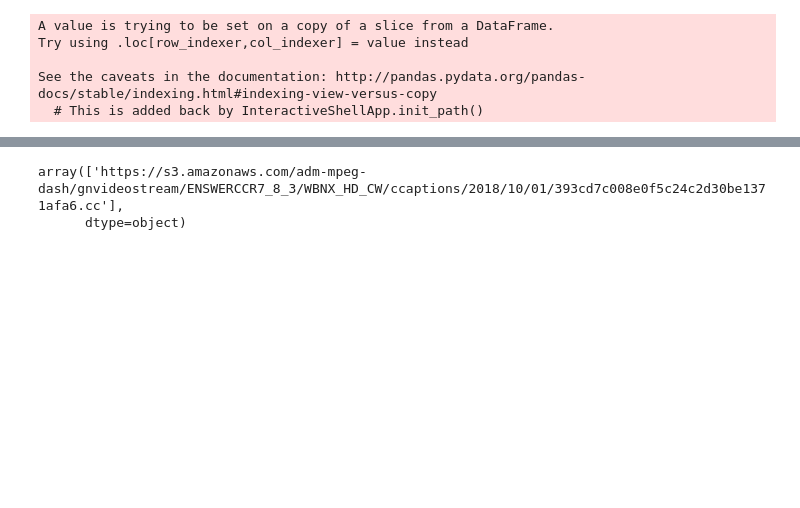
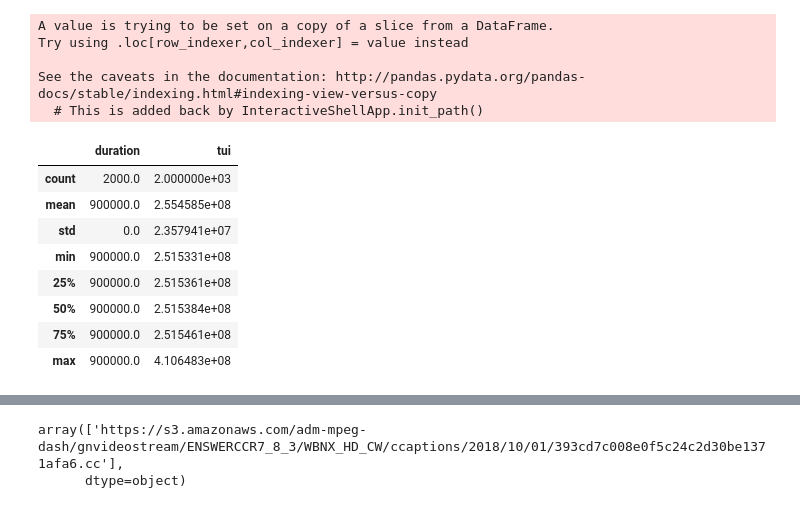
Before and after one commit to albertolovell/closed_caption_classifier, a Jupyter notebook: caption_notebook.ipynb, the cells around one changed output, grey strips where cells are left out. Saved outputs shown, nothing was run; the diff lists cells and outputs as text; code cells hidden in the pictures; blank space fills up the shorter version.

```diff
--- a/caption_notebook.ipynb
+++ b/caption_notebook.ipynb
@@ -308,4 +307,16 @@ Try using .loc[row_indexer,col_indexer] = value instead
 
 See the caveats in the documentation: http://pandas.pydata.org/pandas-docs/stable/indexing.html#indexing-view-versus-copy
   # This is added back by InteractiveShellApp.init_path()
+# %%
+check = pd.read_csv('data/cc_head.csv')
+# %% [output]
+|  | duration | tui |
+| count | 2000.0 | 2.000000e+03 |
+| mean | 900000.0 | 2.554585e+08 |
+| std | 0.0 | 2.357941e+07 |
+| min | 900000.0 | 2.515331e+08 |
+| 25% | 900000.0 | 2.515361e+08 |
+| 50% | 900000.0 | 2.515384e+08 |
+| 75% | 900000.0 | 2.515461e+08 |
+| max | 900000.0 | 4.106483e+08 |
 # %%
```
Also changed, not shown: parts of 8 cells of this notebook.
